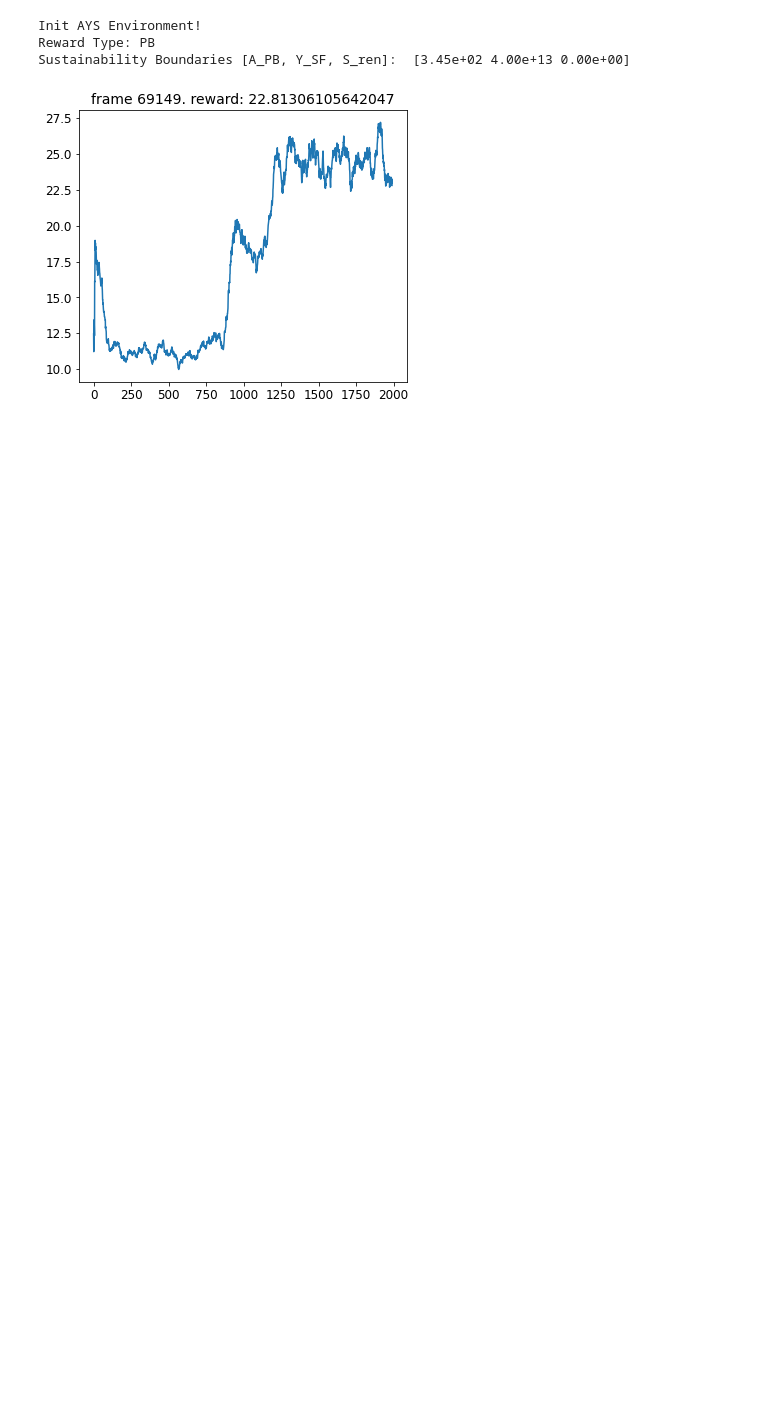
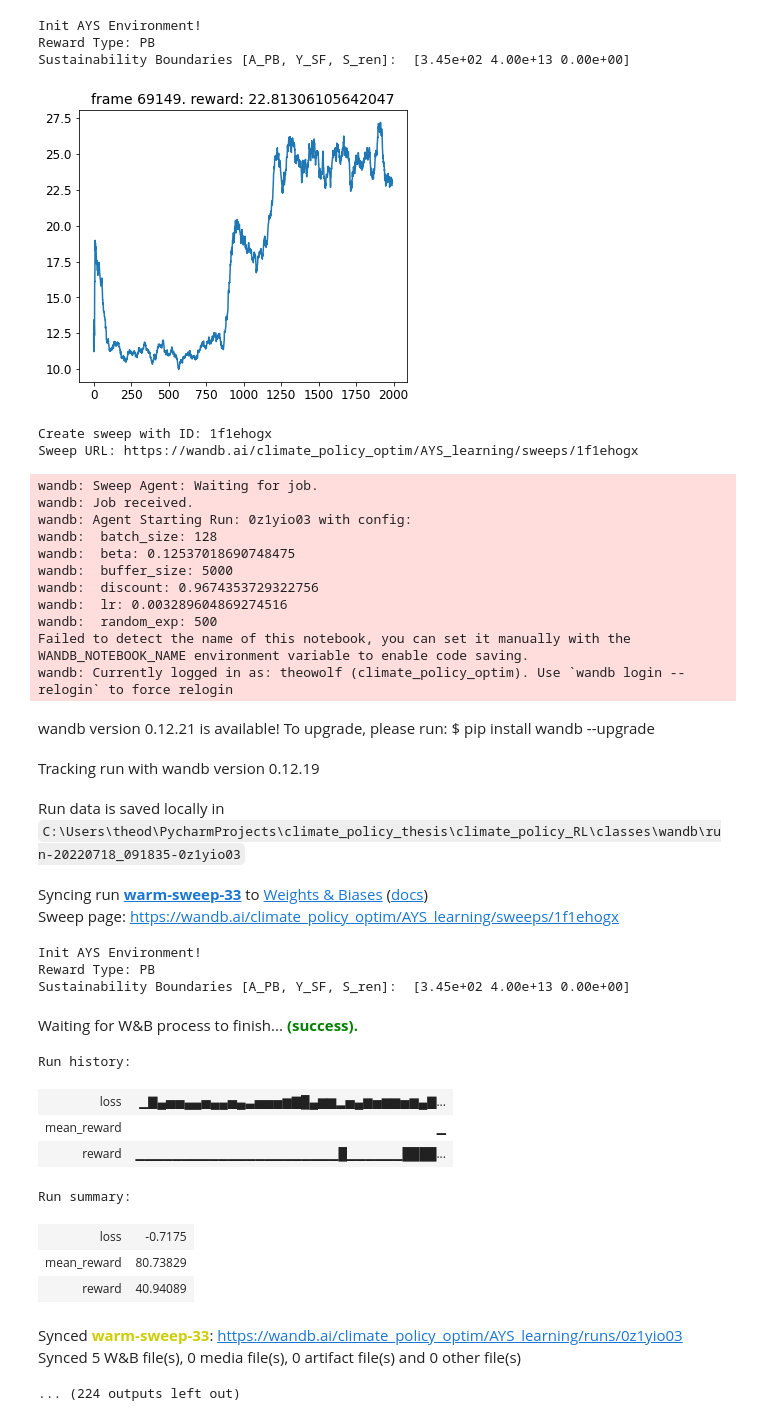
Before and after one commit to TheodoreWolf/climate_policy_rl, a Jupyter notebook: classes/AYS_testing.ipynb, the cells around one changed output. Saved outputs shown, nothing was run; the diff lists cells and outputs as text; code cells hidden in the pictures; blank space fills up the shorter version.

Commit message:
updates to optims and files

```diff
--- a/classes/AYS_testing.ipynb
+++ b/classes/AYS_testing.ipynb
@@ -181,0 +138,73 @@ if _name_ == "_main_":
+# %%
+sweep_config = {
+  "name" : "A2C_sweep_bayes",
+  "method" : "bayes",
+  "parameters" : {
+    "discount": {
+      "min" : 0.5,
+      "max": 0.999
+    },
+    "lr" :{
+      "min": 0.00001,
+      "max": 0.01
+    },
+    "beta":{
+        "min":0.,
+        "max":0.5
+    },
+    "buffer_size": {
+        "values": [1000, 5000, 10000, 50000, 100000]
+    },
+    "batch_size":{
+        "values": [16, 32, 64, 128, 256,]
+    },
+    "random_exp":{
+        "values": [0, 250, 500]
+    }
+  }
+}
+
+metric = {
+    'name': 'mean_reward',
+    'goal': 'maximize'
+    }
+
+sweep_config['metric'] = metric
+sweep_id = wandb.sweep(sweep_config, project="AYS_learning")
+# %% [output]
+Create sweep with ID: 1f1ehogx
+Sweep URL: https://wandb.ai/climate_policy_optim/AYS_learning/sweeps/1f1ehogx
+# %%
+wandb.agent("1f1ehogx" , function=learning_loop_wandb_hparam, project="AYS_learning")
+# %% [output]
+wandb: Sweep Agent: Waiting for job.
+wandb: Job received.
+wandb: Agent Starting Run: 0z1yio03 with config:
+wandb:  batch_size: 128
+wandb:  beta: 0.12537018690748475
+wandb:  buffer_size: 5000
+wandb:  discount: 0.9674353729322756
+wandb:  lr: 0.003289604869274516
+wandb:  random_exp: 500
+Failed to detect the name of this notebook, you can set it manually with the WANDB_NOTEBOOK_NAME environment variable to enable code saving.
+wandb: Currently logged in as: theowolf (climate_policy_optim). Use `wandb login --relogin` to force relogin
+wandb version 0.12.21 is available! To upgrade, please run: $ pip install wandb --upgrade
+Tracking run with wandb version 0.12.19
+Run data is saved locally in C:\Users\theod\PycharmProjects\climate_policy_thesis\climate_policy_RL\classes\wandb\run-20220718_091835-0z1yio03
+Syncing run warm-sweep-33 to Weights & Biases (docs)
+Sweep page: https://wandb.ai/climate_policy_optim/AYS_learning/sweeps/1f1ehogx
+Init AYS Environment!
+Reward Type: PB
+Sustainability Boundaries [A_PB, Y_SF, S_ren]:  [3.45e+02 4.00e+13 0.00e+00]
+Waiting for W&B process to finish... (success).
+Run history:
+| loss | ▁▇▄▅▅▄▄▅▄▄▅▄▃▅▅▅▆▇█▄▆▆▂▅▄▆▅▆▆▅▆▄▇... |
+| mean_reward | ▁ |
+| reward | ▁▁▁▁▁▁▁▁▁▁▁▁▁▁▁▁▁▁▁▁▁▁█▁▁▁▁▁▁████... |
+Run summary:
+| loss | -0.7175 |
+| mean_reward | 80.73829 |
+| reward | 40.94089 |
+Synced warm-sweep-33: https://wandb.ai/climate_policy_optim/AYS_learning/runs/0z1yio03
+Synced 5 W&B file(s), 0 media file(s), 0 artifact file(s) and 0 other file(s)
+... (224 outputs left out)
```
Also changed, not shown: parts of 2 cells of this notebook, 3 other files.
